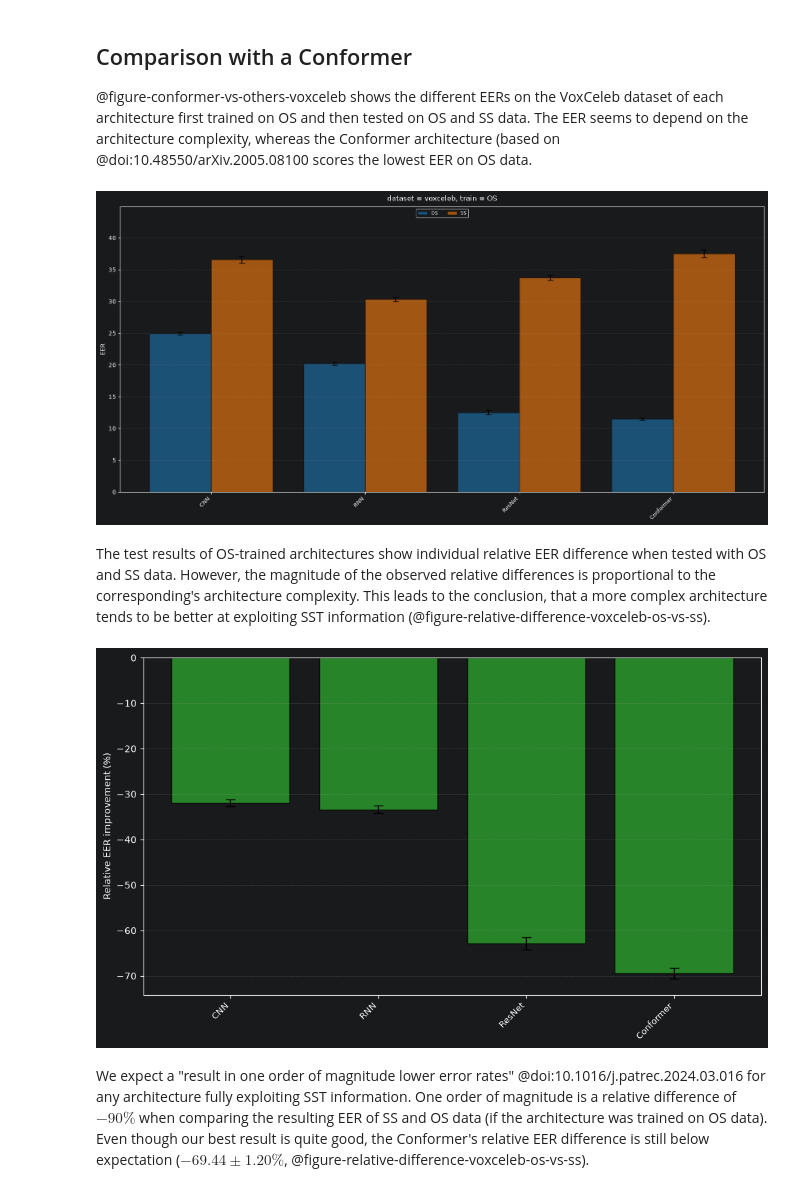
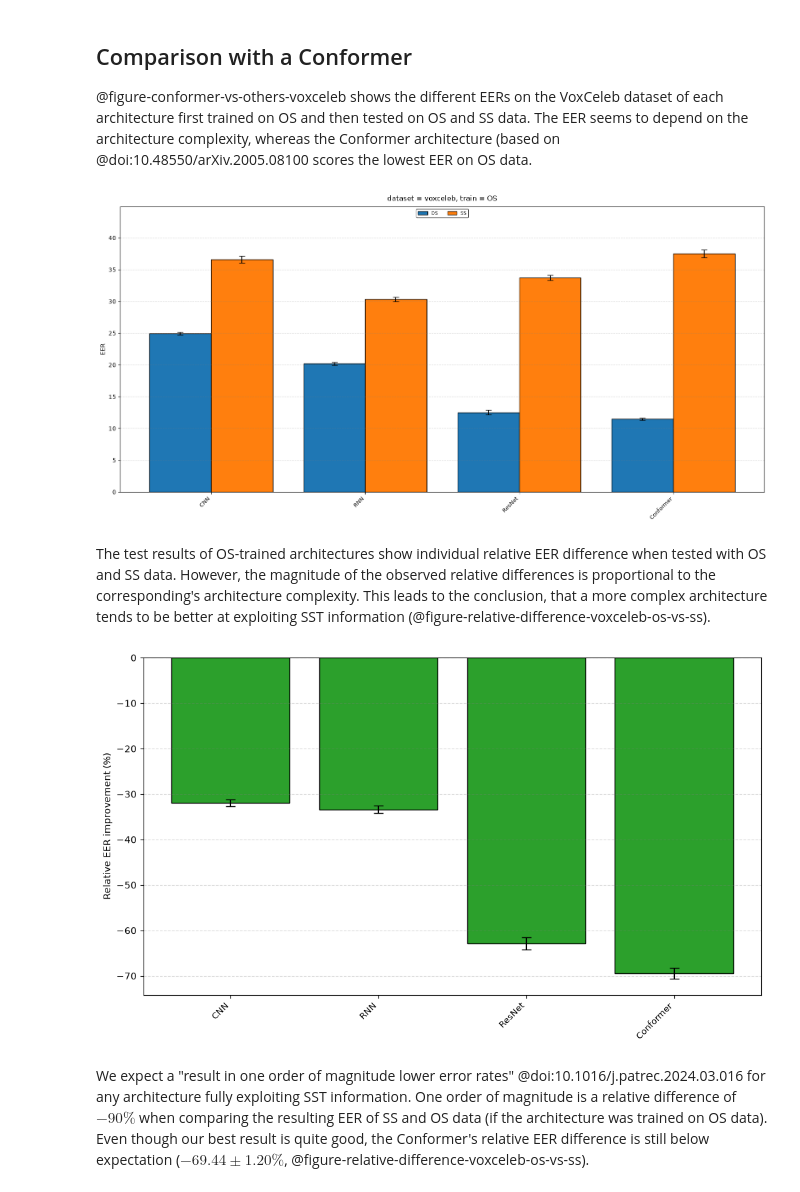
Before and after one commit to sage-diarization/Speaker-Recognition-Supra-Segmental-Temporal-Features, a Jupyter notebook: doc/speaker-verification.ipynb, the cells around one changed output. Cells and saved outputs as stored; diff of their text form; code cells hidden in the pictures.

Commit message:
Assume white background

```diff
--- a/doc/speaker-verification.ipynb
+++ b/doc/speaker-verification.ipynb
@@ -10,6 +10,22 @@ exports:
 import numpy as np
 import pandas as pd
 import matplotlib.pyplot as plt
+
+# Set matplotlib style for print-friendly plots (white background)
+plt.style.use('default')
+plt.rcParams['figure.facecolor'] = 'white'
+plt.rcParams['axes.facecolor'] = 'white'
+plt.rcParams['savefig.facecolor'] = 'white'
+plt.rcParams['axes.edgecolor'] = 'black'
+plt.rcParams['axes.labelcolor'] = 'black'
+plt.rcParams['axes.titlecolor'] = 'black'
+plt.rcParams['xtick.color'] = 'black'
+plt.rcParams['ytick.color'] = 'black'
+plt.rcParams['text.color'] = 'black'
+plt.rcParams['grid.color'] = 'gray'
+plt.rcParams['grid.alpha'] = 0.3
+plt.rcParams['legend.facecolor'] = 'white'
+plt.rcParams['legend.edgecolor'] = 'black'
 # %%
 df_repro = pd.read_csv('reproduction/speaker-verification.csv')
 df_paper = pd.read_csv('paper/speaker-verification.csv')
@@ -148,7 +164,7 @@ for i, dataset in enumerate(datasets):
             ax.bar(x + offset, eer_means, bar_width,
                    yerr=eer_stds, capsize=5,
                    color=colors[test_strategy],
-                   alpha=0.6, edgecolor='black',
+                   alpha=1.0, edgecolor='black',
                    label=labels[test_strategy])
 
         # Customize plot
@@ -266,35 +282,35 @@ for i, dataset in enumerate(datasets):
             #           alpha=0.4, edgecolor='none',
             #           label=f'{test_strategy} (paper)')
 
             # Repro solid bars
             test_data_repro = subset_repro[subset_repro['test_strategy'] == test_strategy]
             arch_to_eer = {}
             arch_to_std = {}
             for _, row in test_data_repro.iterrows():
                 arch_to_eer[row['architecture']] = row['eer_mean']
                 arch_to_std[row['architecture']] = row['eer_std']
 
             eer_means = [arch_to_eer.get(arch, 0) for arch in subset_architectures]
             eer_stds = [arch_to_std.get(arch, 0) for arch in subset_architectures]
 
             ax.bar(x + offset, eer_means, bar_width,
                    yerr=eer_stds, capsize=5,
                    color=colors[test_strategy],
-                   alpha=0.6, edgecolor='black',
+                   alpha=1.0, edgecolor='black',
                    label=labels[test_strategy])
 
         # Customize plot
         ax.set_title(f'dataset = {dataset}, train = {train_strategy}', fontsize=12, pad=10)
         ax.set_ylabel('EER', fontsize=10)
         ax.set_ylim(0, dataset_max[dataset])
         ax.set_xticks(x)
         ax.set_xticklabels(subset_architectures, rotation=45, ha='right', fontsize=9)
         ax.grid(axis='y', alpha=0.3, linestyle='--')
         ax.legend(loc='upper center', fontsize=8, ncol=len(test_strategies))
 
 plt.tight_layout()
 # %% [output]
-[figure, old version]
+[figure, new version]
 # %% [markdown]
 The test results of OS-trained architectures show individual relative EER difference when tested with OS and SS data. However, the magnitude of the observed relative differences is proportional to the corresponding's architecture complexity. This leads to the conclusion, that a more complex architecture tends to be better at exploiting SST information (@figure-relative-difference-voxceleb-os-vs-ss).
 # %%
@@ -358,7 +374,7 @@ x = np.arange(n_arch)
 
 # Plot bars with error bars
 ax.bar(x, rel_differences, yerr=rel_errors, capsize=5,
-       color='#2ca02c', alpha=0.8, edgecolor='black')
+       color='#2ca02c', alpha=1.0, edgecolor='black')
 
 # Customize the plot
 ax.set_ylabel('Relative EER improvement (%)', fontsize=10)
@@ -370,7 +386,7 @@ ax.axhline(0, color='gray', linestyle='--', alpha=0.5)  # Zero reference line
 # Adjust layout
 plt.tight_layout()
 # %% [output]
-[figure, old version]
+[figure, new version]
 # %% [markdown]
 We expect a "result in one order of magnitude lower error rates" @doi:10.1016/j.patrec.2024.03.016 for any architecture fully exploiting SST information. One order of magnitude is a relative difference of $-90 \%$ when comparing the resulting EER of SS and OS data (if the architecture was trained on OS data). Even though our best result is quite good, the Conformer's relative EER difference is still below expectation ($-69.44 \pm 1.20 \%$, @figure-relative-difference-voxceleb-os-vs-ss).
 # %% [markdown]
```
Also changed, not shown: parts of 3 cells of this notebook.
